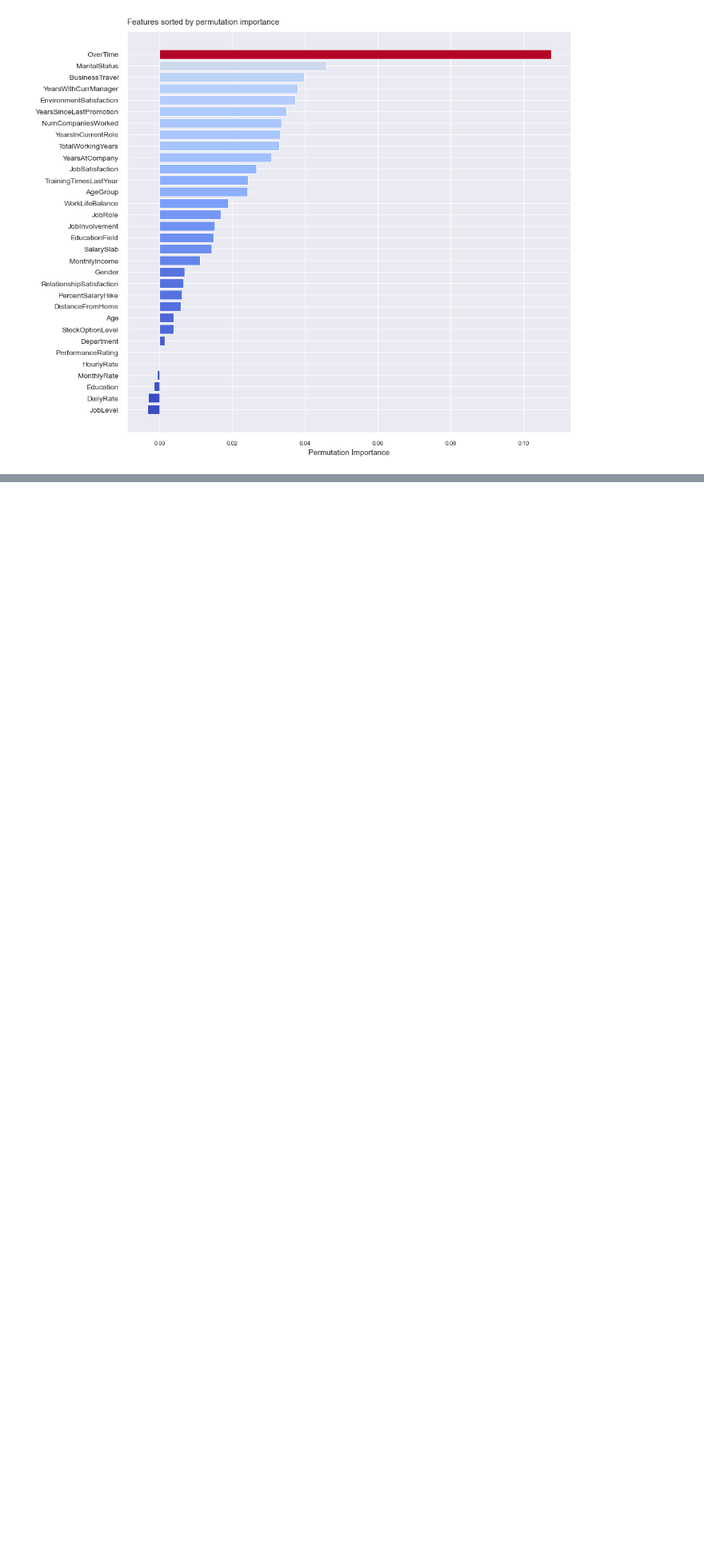
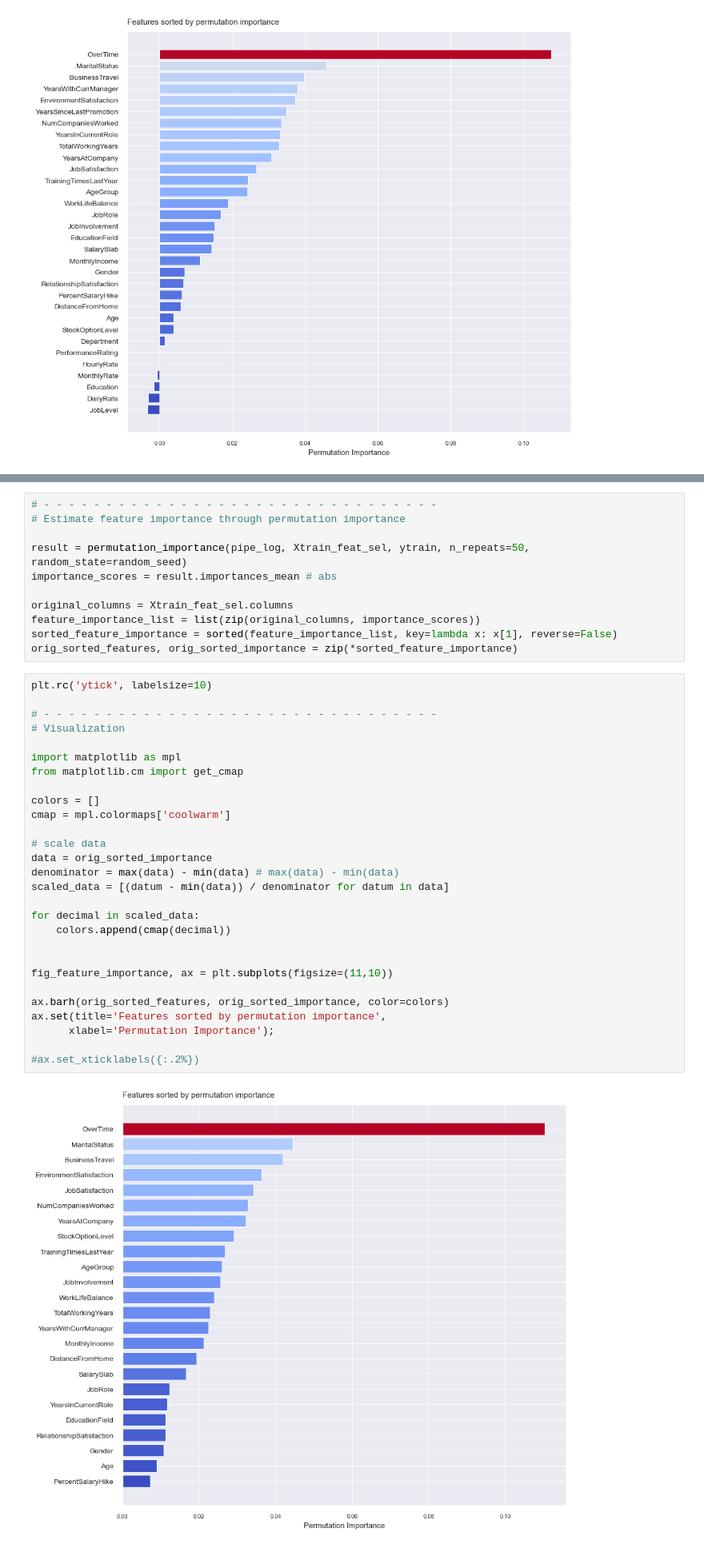
Before and after one commit to christianroden/Portfolinoes, a Jupyter notebook: Notebooks/RF_Log.ipynb, the cells around one changed output, grey strips where cells are left out. Shown: that part at 80% size. Drawn from its saved outputs; the diff is of its cells as text; blank space fills up the shorter version.

```diff
--- a/Notebooks/RF_Log.ipynb
+++ b/Notebooks/RF_Log.ipynb
@@ -529,2 +738,43 @@ array([0.00393796, 0.02415621, 0.03973394, 0.00319843, 0.00142149,
+# %%
+# - - - - - - - - - - - - - - - - - - - - - - - - - - - - - - - -
+# Estimate feature importance through permutation importance
+
+result = permutation_importance(pipe_log, Xtrain_feat_sel, ytrain, n_repeats=50, random_state=random_seed)
+importance_scores = result.importances_mean # abs
+
+original_columns = Xtrain_feat_sel.columns
+feature_importance_list = list(zip(original_columns, importance_scores))
+sorted_feature_importance = sorted(feature_importance_list, key=lambda x: x[1], reverse=False)
+orig_sorted_features, orig_sorted_importance = zip(*sorted_feature_importance)
+# %%
+plt.rc('ytick', labelsize=10)
+
+# - - - - - - - - - - - - - - - - - - - - - - - - - - - - - - - -
+# Visualization
+
+import matplotlib as mpl
+from matplotlib.cm import get_cmap
+
+colors = []
+cmap = mpl.colormaps['coolwarm']
+
+# scale data
+data = orig_sorted_importance
+denominator = max(data) - min(data) # max(data) - min(data)
+scaled_data = [(datum - min(data)) / denominator for datum in data]
+
+for decimal in scaled_data:
+    colors.append(cmap(decimal))
+
+
+fig_feature_importance, ax = plt.subplots(figsize=(11,10))
+
+ax.barh(orig_sorted_features, orig_sorted_importance, color=colors)
+ax.set(title='Features sorted by permutation importance',
+      xlabel='Permutation Importance');
+
+#ax.set_xticklabels({:.2%})
+# %% [output]
+[figure, added]
 # %% [markdown]
 # Feature Engineering
```
Also changed, not shown: parts of 36 cells of this notebook.
